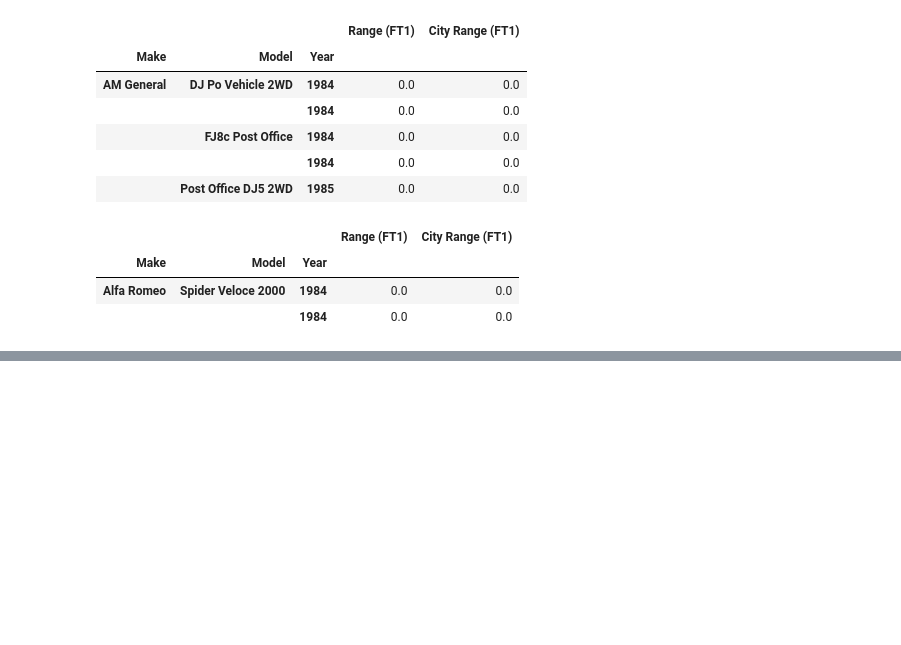
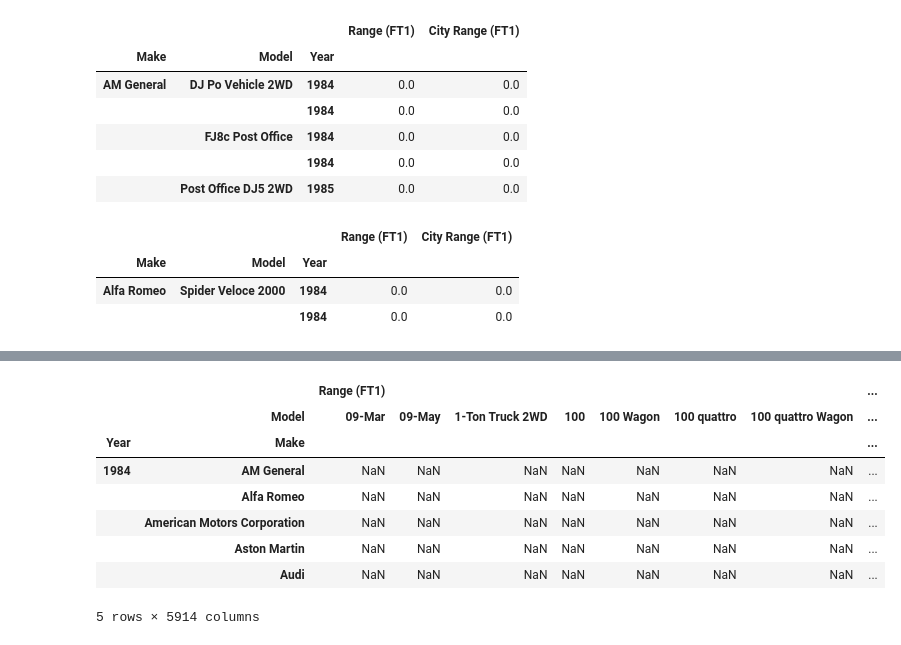
Before and after one commit to Byienio/Pandas_pg, a Jupyter notebook: MultiIndexAndPivotTables.ipynb, the cells around one changed output, grey strips where cells are left out. Drawn from its saved outputs; the diff is of its cells as text; code cells hidden in the pictures; blank space fills up the shorter version.

```diff
--- a/MultiIndexAndPivotTables.ipynb
+++ b/MultiIndexAndPivotTables.ipynb
@@ -334,0 +380,12 @@ fuel.loc[('Alfa Romeo','Spider Veloce 2000',1984)]
+# %%
+fuel.unstack(level='Model').head()
+# %% [output]
+|  |  | Range (FT1) |  |  |  |  |  |  | ... |
+|  | Model | 09-Mar | 09-May | 1-Ton Truck 2WD | 100 | 100 Wagon | 100 quattro | 100 quattro Wagon | ... |
+| Year | Make |  |  |  |  |  |  |  | ... |
+| 1984 | AM General | NaN | NaN | NaN | NaN | NaN | NaN | NaN | ... |
+|  | Alfa Romeo | NaN | NaN | NaN | NaN | NaN | NaN | NaN | ... |
+|  | American Motors Corporation | NaN | NaN | NaN | NaN | NaN | NaN | NaN | ... |
+|  | Aston Martin | NaN | NaN | NaN | NaN | NaN | NaN | NaN | ... |
+|  | Audi | NaN | NaN | NaN | NaN | NaN | NaN | NaN | ... |
+5 rows × 5914 columns
```
Also changed, not shown: parts of 10 cells of this notebook.
